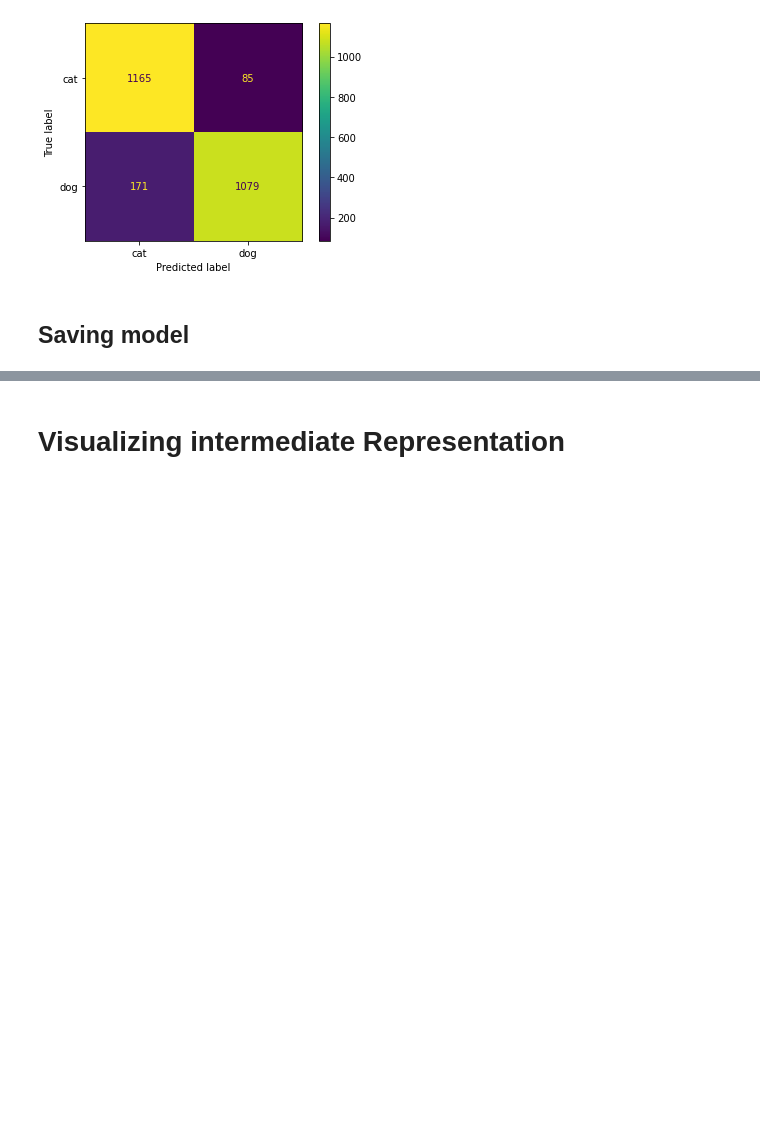
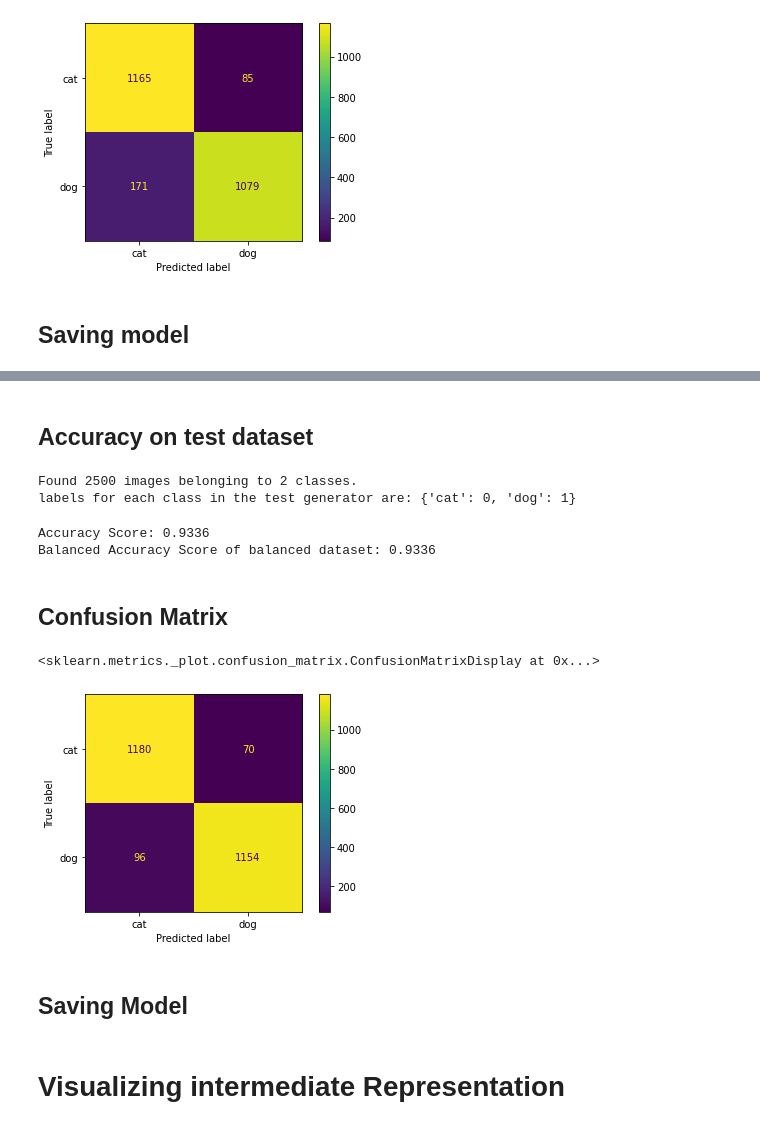
Before and after one commit to poojasaxena/tensorflow-specialization-coursera, a Jupyter notebook: course3_convolutional-neural-networks-tensorflow/09_working_application/Course_3_Part_1_Lesson_1_Notebook_catvsdog.ipynb, the cells around one changed output, grey strips where cells are left out. Drawn from its saved outputs; the diff is of its cells as text; code cells hidden in the pictures; blank space fills up the shorter version.

```diff
--- a/course3_convolutional-neural-networks-tensorflow/09_working_application/Course_3_Part_1_Lesson_1_Notebook_catvsdog.ipynb
+++ b/course3_convolutional-neural-networks-tensorflow/09_working_application/Course_3_Part_1_Lesson_1_Notebook_catvsdog.ipynb
@@ -675,0 +801,38 @@ with open(path_to_save_model+'history_dogcat_classifier_cnn_augmentation_90acc_o
+# %% [markdown]
+## Accuracy on test dataset
+# %%
+# Use the validation generator without shuffle to easily compute additional metrics
+test_gen_no_shuffle = test_datagen.flow_from_directory(
+    base_test,
+    target_size=(224, 224),
+    batch_size=32,
+    class_mode='binary',
+    shuffle=False)
+print(f"labels for each class in the test generator are: {test_gen_no_shuffle.class_indices}")
+# %% [output]
+Found 2500 images belonging to 2 classes.
+labels for each class in the test generator are: {'cat': 0, 'dog': 1}
+# %%
+from sklearn.metrics import confusion_matrix, ConfusionMatrixDisplay, accuracy_score, balanced_accuracy_score
+
+y_true = test_gen_no_shuffle.classes
+predictions_balanced = vgg_model_tleaning.predict(test_gen_no_shuffle)
+y_pred_balanced = np.where(predictions_balanced < 0.5, 0 , 1)
+
+# Get the argmax (since softmax is being used)
+#y_pred_balanced = np.argmax(predictions_balanced, axis=1)
+print(f"Accuracy Score: {accuracy_score(y_true, y_pred_balanced)}")
+print(f"Balanced Accuracy Score of balanced dataset: {balanced_accuracy_score(y_true, y_pred_balanced)}")
+# %% [output]
+Accuracy Score: 0.9336
+Balanced Accuracy Score of balanced dataset: 0.9336
+# %% [markdown]
+## Confusion Matrix
+# %%
+imbalanced_cm = confusion_matrix(y_true, y_pred_balanced)
+ConfusionMatrixDisplay(imbalanced_cm, display_labels=['cat', 'dog']).plot(values_format='d')
+# %% [output]
+<sklearn.metrics._plot.confusion_matrix.ConfusionMatrixDisplay at 0x...>
+[figure, added]
+# %% [markdown]
+## Saving Model
```
Also changed, not shown: parts of 18 cells of this notebook.
